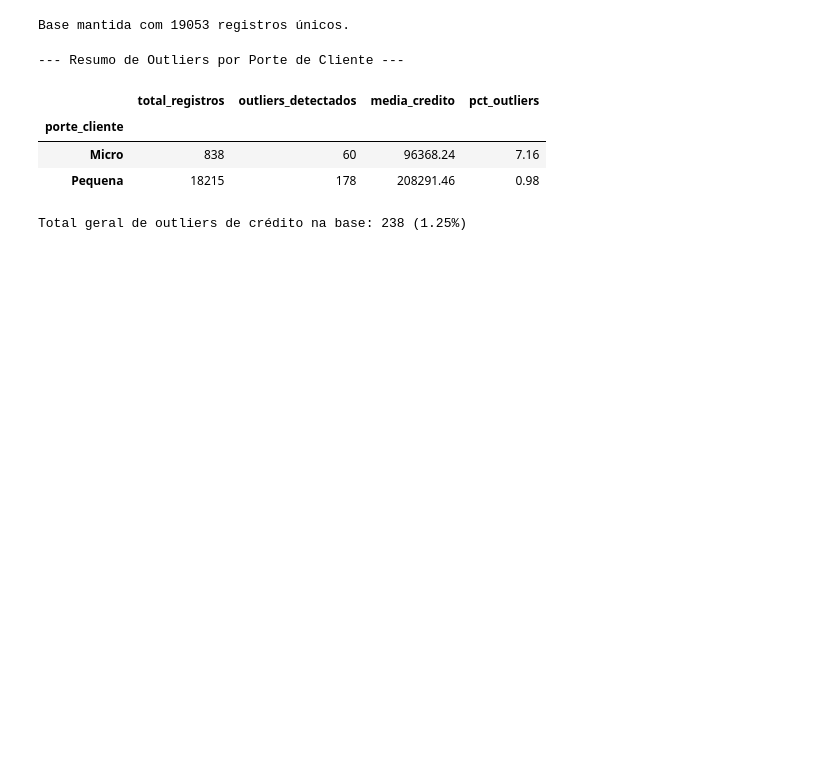
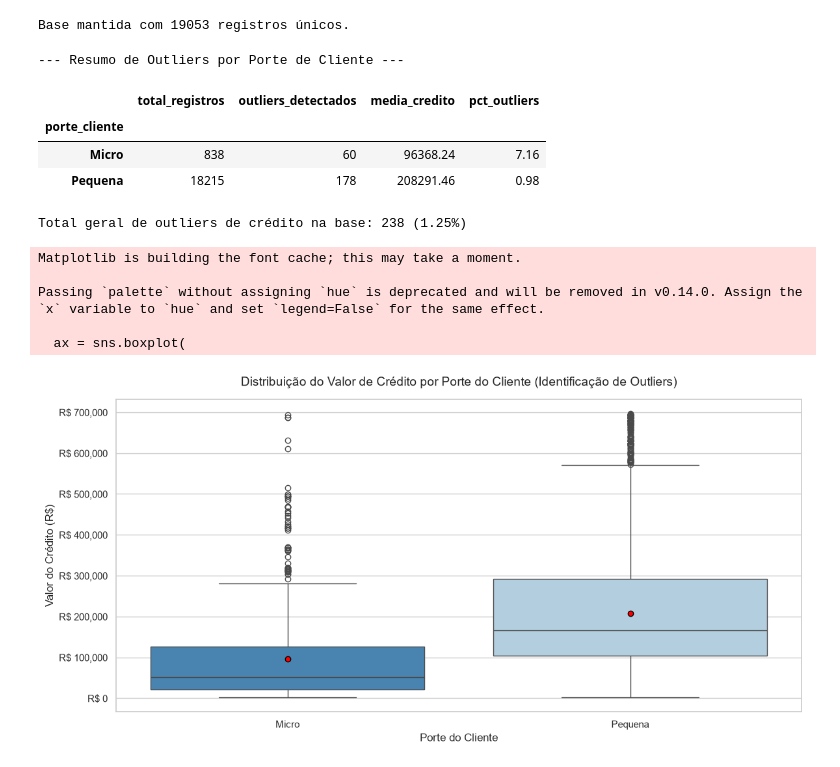
Before and after one commit to LUCASCAZANE/Proj1_Form_Cont_Caixa_Verso, a Jupyter notebook: 01_limpeza_e_tratamento.ipynb, the cells around one changed output. Saved outputs shown, nothing was run; the diff lists cells and outputs as text; code cells hidden in the pictures; blank space fills up the shorter version.

Commit message:
feat(visualization): adiciona boxplot por porte_cliente com seaborn e matplotlib

```diff
--- a/01_limpeza_e_tratamento.ipynb
+++ b/01_limpeza_e_tratamento.ipynb
@@ -192,3 +192,47 @@ print(
 | Micro | 838 | 60 | 96368.24 | 7.16 |
 | Pequena | 18215 | 178 | 208291.46 | 0.98 |
 Total geral de outliers de crédito na base: 238 (1.25%)
+# %%
+import matplotlib.pyplot as plt
+import seaborn as sns
+
+# Configuração visual do gráfico
+sns.set_theme(style="whitegrid")
+plt.figure(figsize=(12, 6))
+
+# Criação do Boxplot
+ax = sns.boxplot(
+    data=df_FG_Sebrae,
+    x="porte_cliente",
+    y="valor_credito",
+    palette="Blues_r",
+    showmeans=True,  # Exibe o ponto da média além da mediana
+    meanprops={
+        "marker": "o",
+        "markerfacecolor": "red",
+        "markeredgecolor": "black",
+    },
+)
+
+# Títulos e rótulos
+plt.title(
+    "Distribuição do Valor de Crédito por Porte do Cliente (Identificação de Outliers)",
+    fontsize=14,
+    pad=15,
+)
+plt.xlabel("Porte do Cliente", fontsize=12)
+plt.ylabel("Valor do Crédito (R$)", fontsize=12)
+
+# Formatação dos valores do Eixo Y em Reais (R$)
+ax.yaxis.set_major_formatter("R$ {x:,.0f}")
+
+# Exibir gráfico
+plt.tight_layout()
+plt.show()
+# %% [output]
+Matplotlib is building the font cache; this may take a moment.
+
+Passing `palette` without assigning `hue` is deprecated and will be removed in v0.14.0. Assign the `x` variable to `hue` and set `legend=False` for the same effect.
+
+  ax = sns.boxplot(
+[figure, added]
```
